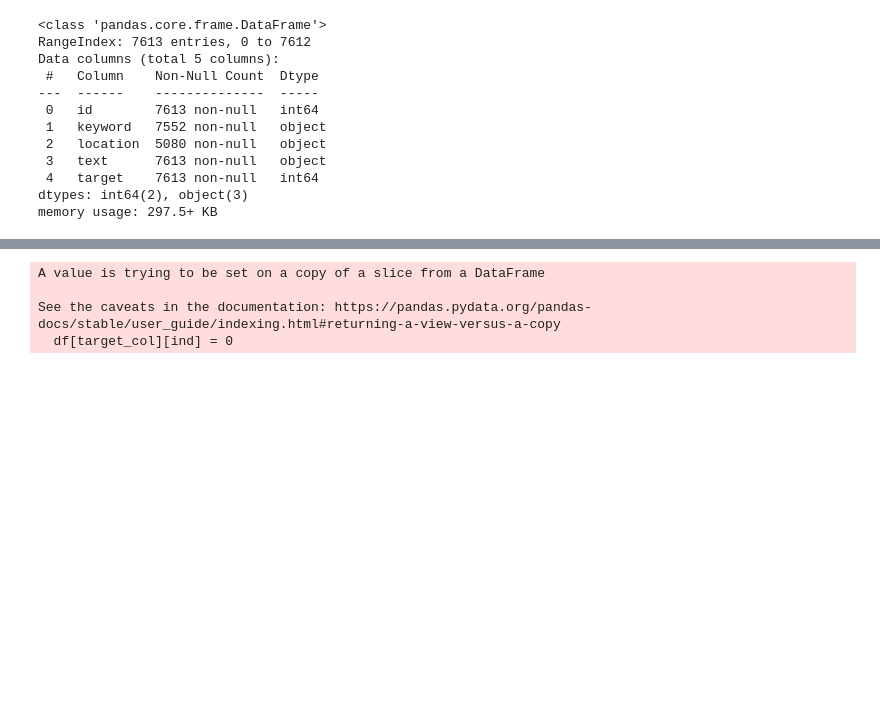
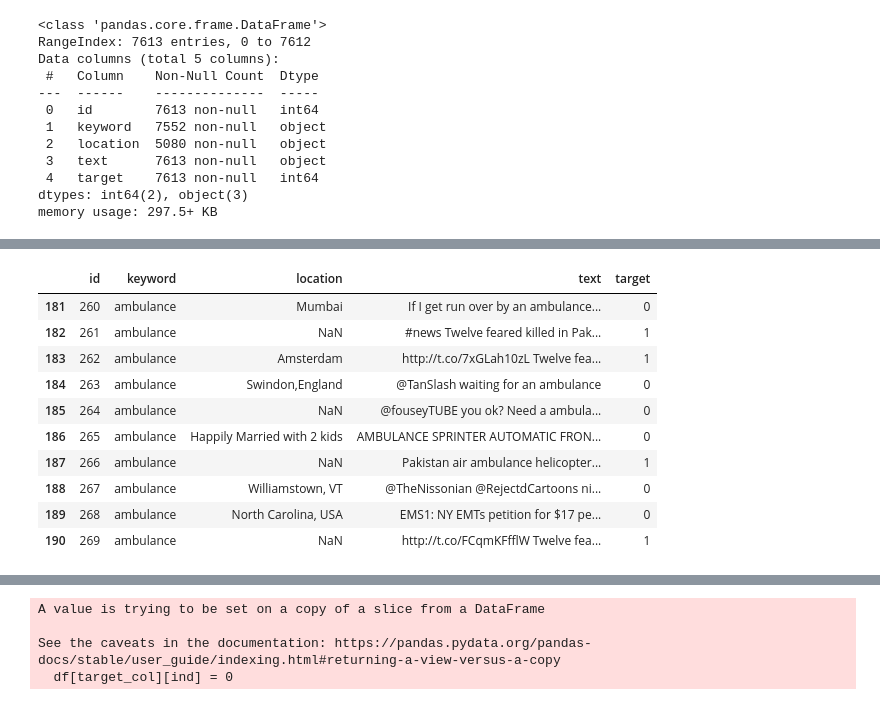
Before and after one commit to yepterence/Project-Cymopolea, a Jupyter notebook: text-processing.ipynb, the cells around one changed output, grey strips where cells are left out. Cells and saved outputs as stored; diff of their text form; code cells hidden in the pictures; blank space fills up the shorter version.

```diff
--- a/text-processing.ipynb
+++ b/text-processing.ipynb
@@ -61,0 +107,14 @@ memory usage: 297.5+ KB
+# %%
+raw_[raw_['keyword'].notnull()][150:160]
+# %% [output]
+|  | id | keyword | location | text | target |
+| 181 | 260 | ambulance | Mumbai | If I get run over by an ambulance... | 0 |
+| 182 | 261 | ambulance | NaN | #news Twelve feared killed in Pak... | 1 |
+| 183 | 262 | ambulance | Amsterdam | http://t.co/7xGLah10zL Twelve fea... | 1 |
+| 184 | 263 | ambulance | Swindon,England | @TanSlash waiting for an ambulance | 0 |
+| 185 | 264 | ambulance | NaN | @fouseyTUBE you ok? Need a ambula... | 0 |
+| 186 | 265 | ambulance | Happily Married with 2 kids | AMBULANCE SPRINTER AUTOMATIC FRON... | 0 |
+| 187 | 266 | ambulance | NaN | Pakistan air ambulance helicopter... | 1 |
+| 188 | 267 | ambulance | Williamstown, VT | @TheNissonian @RejectdCartoons ni... | 0 |
+| 189 | 268 | ambulance | North Carolina, USA | EMS1: NY EMTs petition for $17 pe... | 0 |
+| 190 | 269 | ambulance | NaN | http://t.co/FCqmKFfflW Twelve fea... | 1 |
```
Also changed, not shown: parts of 33 cells of this notebook.
